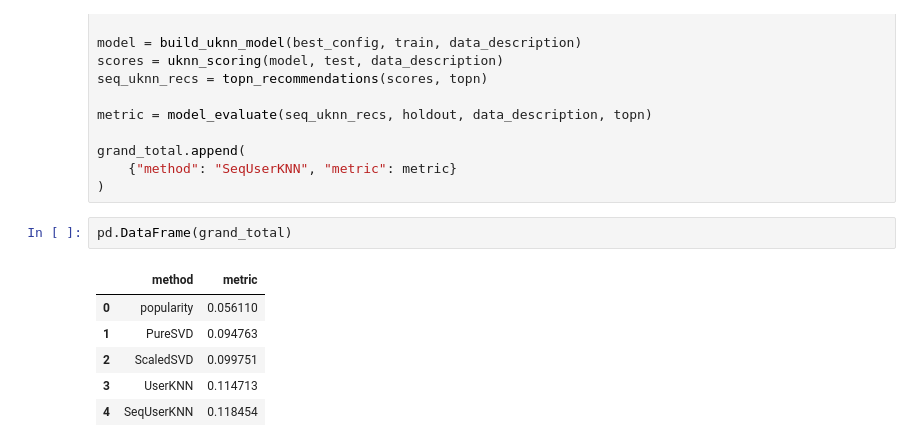
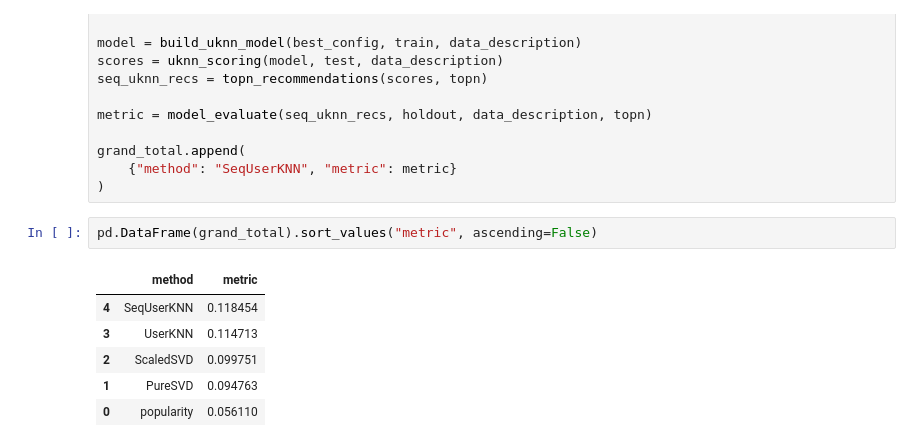
Before and after one commit to Dont-Care-Didnt-Ask/sequence-aware-similarity-for-recommendations, a Jupyter notebook: MovieLens.ipynb, the cells around one changed output. Cells and saved outputs as stored; diff of their text form.

```diff
--- a/MovieLens.ipynb
+++ b/MovieLens.ipynb
@@ -505,11 +505,11 @@ grand_total.append(
     {"method": "SeqUserKNN", "metric": metric}
 )
 # %%
-pd.DataFrame(grand_total)
+pd.DataFrame(grand_total).sort_values("metric", ascending=False)
 # %% [output]
 |  | method | metric |
+| 4 | SeqUserKNN | 0.118454 |
+| 3 | UserKNN | 0.114713 |
+| 2 | ScaledSVD | 0.099751 |
+| 1 | PureSVD | 0.094763 |
 | 0 | popularity | 0.056110 |
-| 1 | PureSVD | 0.094763 |
-| 2 | ScaledSVD | 0.099751 |
-| 3 | UserKNN | 0.114713 |
-| 4 | SeqUserKNN | 0.118454 |
```
Also changed, not shown: parts of 2 cells of this notebook, 1 other file.
